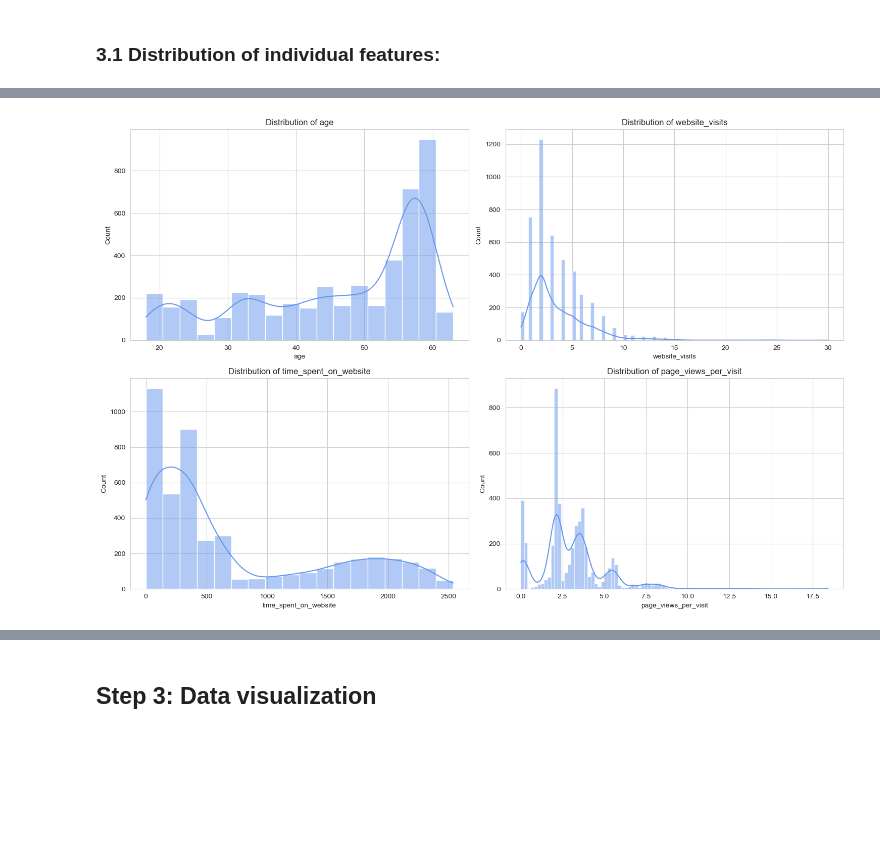
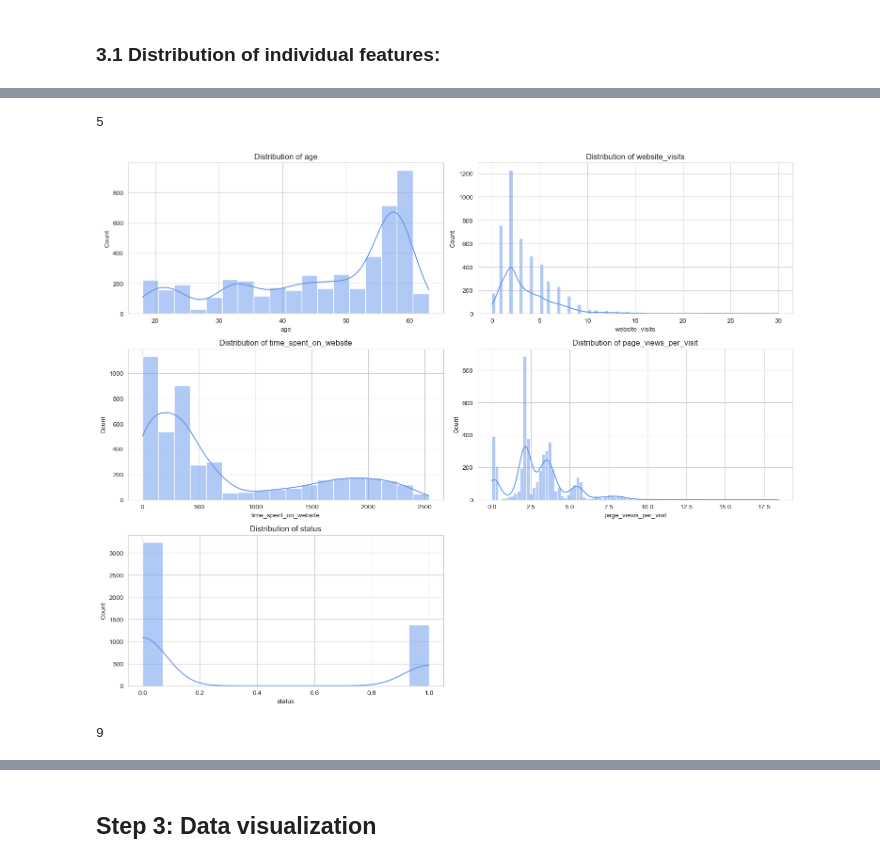
Before and after one commit to Xipilscode/Customer_Churn_ML-Predictive_Analytics, a Jupyter notebook: customer_growth.ipynb, the cells around one changed output, grey strips where cells are left out. Saved outputs shown, nothing was run; the diff lists cells and outputs as text; code cells hidden in the pictures; blank space fills up the shorter version.

Commit message:
Updated graphs, summary, images folder

```diff
--- a/customer_growth.ipynb
+++ b/customer_growth.ipynb
@@ -193,0 +199,3 @@ Observation of the statistics reveals:
+# %%
+# Drop ID column(it's irrelevant for our analysis ), copy DF.
+df = df.drop(columns = 'ID').copy()
@@ -194,17 +218,30 @@ Observation of the statistics reveals:
 # %%
 # Define columns with continous variables
-continuous_vars = ['age','website_visits', 'time_spent_on_website',
-                   'page_views_per_visit']
+continuous_vars = df.select_dtypes(include=['int64','float64']).columns
+# %%
+# Calculate number of continous var
+len(continuous_vars)
+# %% [output]
+5
 # %%
-# Plot distribution plots
-plt.figure(figsize=(15,10))
-for i, var in enumerate(continuous_vars, 1):
-    plt.subplot(2,2,i)
+# Plot distribution for continous variables
+plt.figure(figsize=(15,12))
+
+# Create a subplot for each variable
+for i, var in enumerate(continuous_vars):
+    plt.subplot(3,2,i+1)
     sns.histplot(df[var], kde=True, color='cornflowerblue')
     plt.title(f'Distribution of {var}')
+
+# Adjust layout to prevent overlapping
 plt.tight_layout()
+
+# Save plots
+plt.savefig('images/continuous_variables_distribution.png',  dpi=300)
+
+# Show plots
 plt.show()
 # %% [output]
-[figure, old version]
+[figure, new version]
 # %%
 # Define columns with categorical variables
@@ -212,0 +249,5 @@ continuous_vars = ['age','website_visits', 'time_spent_on_website',
+# %%
+# Calculate number of catecorial var
+len(categorical_vars)
+# %% [output]
+9
```
Also changed, not shown: parts of 8 cells of this notebook, 4 other files.
